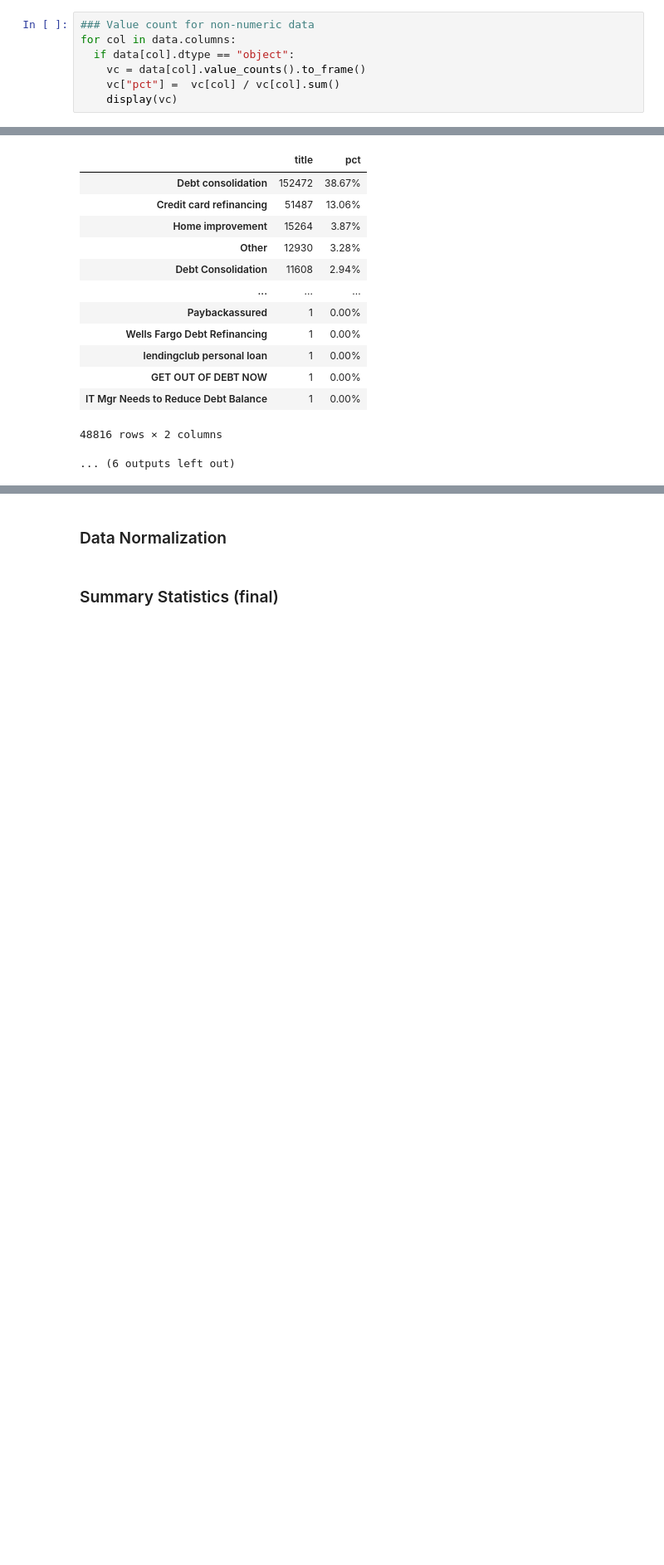
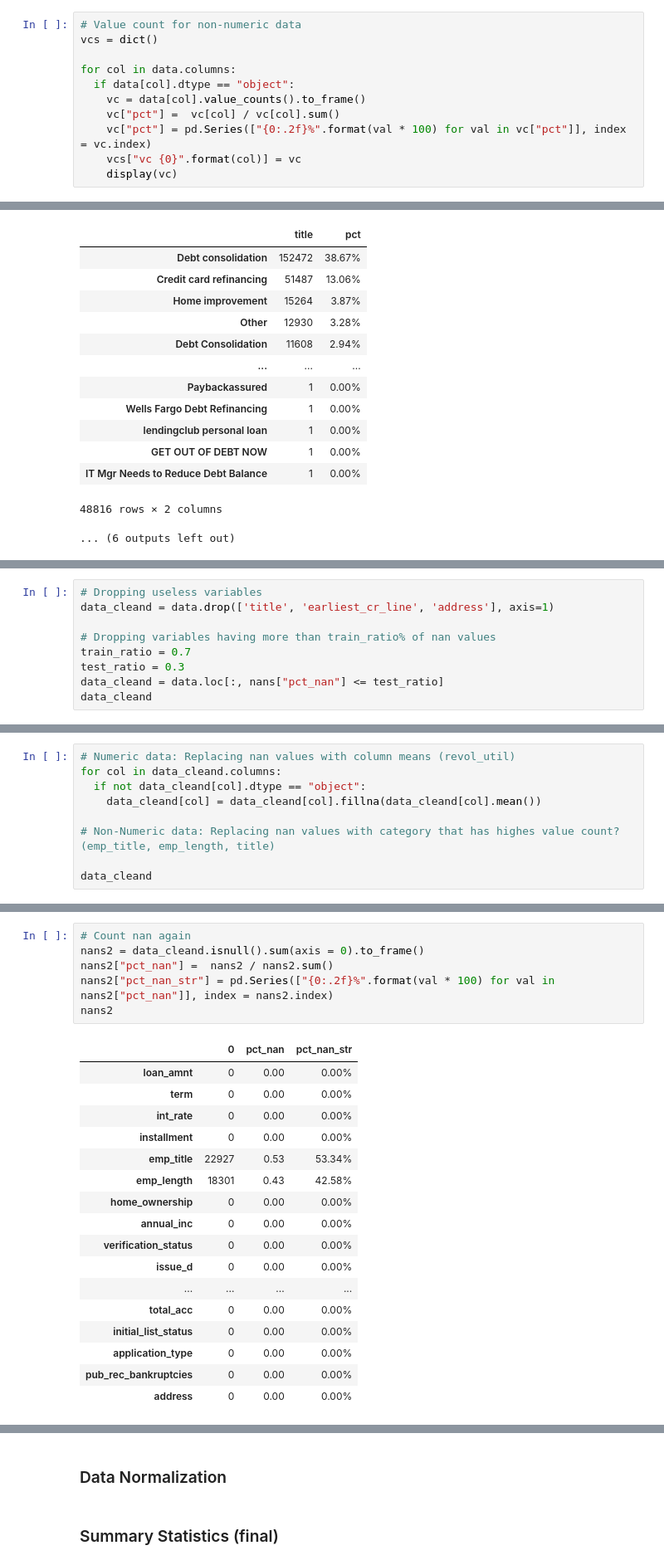
Before and after one commit to Teccaa/Applied_Credit_Risk, a Jupyter notebook: Data_Cleaning.ipynb, the cells around one changed output, grey strips where cells are left out. Shown at 83% size. Cells and saved outputs as stored; diff of their text form; blank space fills up the shorter version.

```diff
--- a/Data_Cleaning.ipynb
+++ b/Data_Cleaning.ipynb
@@ -208,9 +208,13 @@ nans
 # %%
-### Value count for non-numeric data
+# Value count for non-numeric data
+vcs = dict()
+
 for col in data.columns:
   if data[col].dtype == "object":
     vc = data[col].value_counts().to_frame()
     vc["pct"] =  vc[col] / vc[col].sum()
+    vc["pct"] = pd.Series(["{0:.2f}%".format(val * 100) for val in vc["pct"]], index = vc.index)
+    vcs["vc {0}".format(col)] = vc
     display(vc)
 # %% [output]
 |  | term | pct |
@@ -303,0 +321,9 @@ for col in data.columns:
+# %%
+# Dropping useless variables
+data_cleand = data.drop(['title', 'earliest_cr_line', 'address'], axis=1)
+
+# Dropping variables having more than train_ratio% of nan values
+train_ratio = 0.7
+test_ratio = 0.3
+data_cleand = data.loc[:, nans["pct_nan"] <= test_ratio]
+data_cleand
@@ -303,0 +349,9 @@ for col in data.columns:
+# %%
+# Numeric data: Replacing nan values with column means (revol_util)
+for col in data_cleand.columns:
+  if not data_cleand[col].dtype == "object":
+    data_cleand[col] = data_cleand[col].fillna(data_cleand[col].mean())
+
+# Non-Numeric data: Replacing nan values with category that has highes value count? (emp_title, emp_length, title)
+
+data_cleand
@@ -304,2 +377,26 @@ for col in data.columns:
+# %%
+# Count nan again
+nans2 = data_cleand.isnull().sum(axis = 0).to_frame()
+nans2["pct_nan"] =  nans2 / nans2.sum()
+nans2["pct_nan_str"] = pd.Series(["{0:.2f}%".format(val * 100) for val in nans2["pct_nan"]], index = nans2.index)
+nans2
+# %% [output]
+|  | 0 | pct_nan | pct_nan_str |
+| loan_amnt | 0 | 0.00 | 0.00% |
+| term | 0 | 0.00 | 0.00% |
+| int_rate | 0 | 0.00 | 0.00% |
+| installment | 0 | 0.00 | 0.00% |
+| emp_title | 22927 | 0.53 | 53.34% |
+| emp_length | 18301 | 0.43 | 42.58% |
+| home_ownership | 0 | 0.00 | 0.00% |
+| annual_inc | 0 | 0.00 | 0.00% |
+| verification_status | 0 | 0.00 | 0.00% |
+| issue_d | 0 | 0.00 | 0.00% |
+| ... | ... | ... | ... |
+| total_acc | 0 | 0.00 | 0.00% |
+| initial_list_status | 0 | 0.00 | 0.00% |
+| application_type | 0 | 0.00 | 0.00% |
+| pub_rec_bankruptcies | 0 | 0.00 | 0.00% |
+| address | 0 | 0.00 | 0.00% |
 # %% [markdown]
 ### Outliers
```
Also changed, not shown: parts of 23 cells of this notebook, 1 other file.
